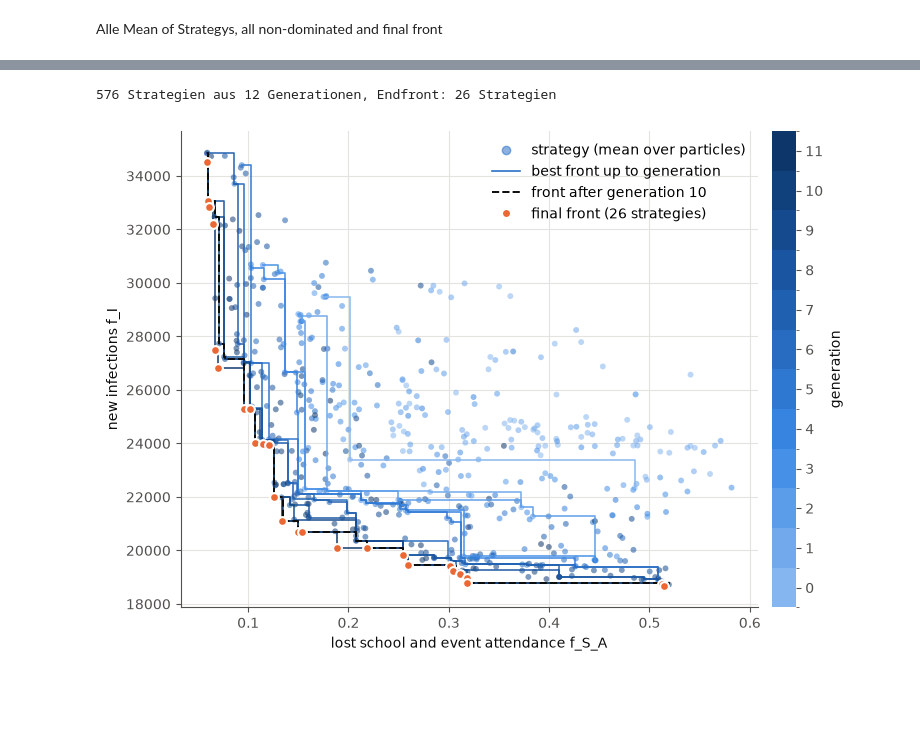
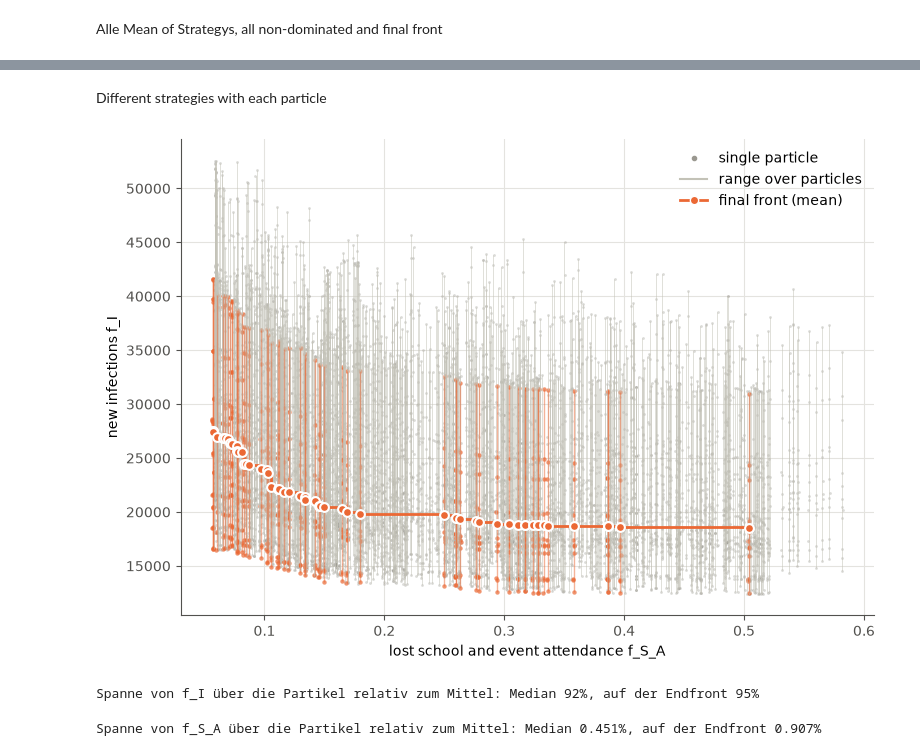
Before and after one commit to an-ne-so-ph-ie/memilio, a Jupyter notebook: pycode/examples/simulation/ABM_demonstrator_munich/analysing_nsgaii.ipynb, the cells around one changed output, grey strips where cells are left out. Saved outputs shown, nothing was run; the diff lists cells and outputs as text; code cells hidden in the pictures; blank space fills up the shorter version.

Commit message:
code für mehrere generationen geupdated

```diff
--- a/pycode/examples/simulation/ABM_demonstrator_munich/analysing_nsgaii.ipynb
+++ b/pycode/examples/simulation/ABM_demonstrator_munich/analysing_nsgaii.ipynb
@@ -49,3 +50,20 @@ Which generation was in which job? {0: 1, 1: 1, 2: 1, 3: 1, 4: 1, 5: 1, 6: 1, 7:
+# %%
+def non_dominated_mask(points):
+    return np.array([not ((points <= point).all(axis=1) & (points < point).any(axis=1)).any() for point in points])
+
+def front_of(frame): # sorted by cost
+    return frame[non_dominated_mask(frame[objectives].to_numpy())].sort_values(cost)
+
+def additive_epsilon(front_a, front_b): # epsilon indicator
+    differences = front_a[:, np.newaxis, :] - front_b[np.newaxis, :, :]
+    return differences.max(axis=2).min(axis=0).max()
+
+def standard_errors_of_differences(table):
+    return table.std(axis=1, ddof=1) / np.sqrt(table.shape[1])
+
+def summarize(standard_errors):
+    return {"median": np.median(standard_errors), "mean": standard_errors.mean(),
+            "pooled": np.sqrt((standard_errors ** 2).mean())}
 # %% [markdown]
 Print for every generation time, duration and short overview of performance
 # %%
@@ -446,31 +429,44 @@ final_front = front_of(strategy_means)
+# %% [markdown]
+Different strategies with each particle
 # %%
+runs_with_mean = runs.merge(means[["strategy_id", cost]].rename(columns={cost: "mean_cost"}), on="strategy_id")
+spans = runs_with_mean.groupby("strategy_id").agg(x=("mean_cost", "first"), low=(health, "min"), high=(health, "max"))
+is_front = spans.index.isin(front_ids)
+run_is_front = runs_with_mean["strategy_id"].isin(front_ids)
+
 figure, axis = plt.subplots(figsize=(8, 5.5))
+axis.vlines(spans.loc[~is_front, "x"], spans.loc[~is_front, "low"], spans.loc[~is_front, "high"], color="#c3c2b7", linewidth=0.6, alpha=0.6)
+axis.scatter(runs_with_mean.loc[~run_is_front, cost], runs_with_mean.loc[~run_is_front, health], s=4, color=grey, alpha=0.35, linewidths=0)
+axis.vlines(spans.loc[is_front, "x"], spans.loc[is_front, "low"], spans.loc[is_front, "high"], color=orange, linewidth=1, alpha=0.5)
+axis.scatter(runs_with_mean.loc[run_is_front, cost], runs_with_mean.loc[run_is_front, health], s=10, color=orange, alpha=0.7, linewidths=0)
+axis.step(final_front[cost], final_front[health], where="post", color=orange, linewidth=2)
+axis.scatter(final_front[cost], final_front[health], s=40, color=orange, edgecolors="white", linewidths=1.5, zorder=5)
+handles = [Line2D([], [], marker="o", linestyle="", color=grey, markersize=3, label="single particle"),
+           Line2D([], [], color="#c3c2b7", label="range over particles"),
+           Line2D([], [], color=orange, marker="o", markeredgecolor="white", linewidth=2, label="final front (mean)")]
+if highlight_particle is not None:
+    chosen = runs_with_mean[runs_with_mean["seed_index"] == highlight_particle]
+    axis.scatter(chosen[cost], chosen[health], s=12, color=blue, linewidths=0, zorder=4)
+    handles.append(Line2D([], [], marker="o", linestyle="", color=blue, markersize=4, label=f"particle {highlight_particle}"))
+axis.legend(handles=handles, frameon=False, loc="upper right")
 axis.grid(color=grid_color, linewidth=0.8)
 axis.set_axisbelow(True)
-axis.scatter(strategy_means[x_objective], strategy_means[y_objective], c=strategy_means["generation"], cmap=generation_ramp,
-             norm=norm, s=18, alpha=0.55, linewidths=0)
-for generation in generations:                    # beste Front bis zu jeder Generation
-    front = front_of(strategy_means[strategy_means["generation"] <= generation])
-    axis.step(front[x_objective], front[y_objective], where="post", color=generation_ramp(norm(generation)),
-              linewidth=1.2, alpha=0.9)
-comparison_front = front_of(strategy_means[strategy_means["generation"] <= comparison_generation])
-axis.step(comparison_front[x_objective], comparison_front[y_objective], where="post", color=ink, linewidth=1.4,
-          linestyle="--", zorder=4)
-axis.scatter(final_front[x_objective], final_front[y_objective], s=40, color=final_color, edgecolors="white",
-             linewidths=1.5, zorder=5)
-colorbar = figure.colorbar(plt.cm.ScalarMappable(norm=norm, cmap=generation_ramp), ax=axis, ticks=generations, pad=0.02)
-colorbar.set_label("generation", color=ink)
-colorbar.outline.set_visible(False)
-axis.legend(handles=[Line2D([], [], marker="o", linestyle="", color=generation_ramp(0.5), alpha=0.55, label="strategy (mean over particles)"),
-                     Line2D([], [], color=generation_ramp(0.5), linewidth=1.2, label="best front up to generation"),
-                     Line2D([], [], color=ink, linewidth=1.4, linestyle="--", label=f"front after generation {comparison_generation}"),
-                     Line2D([], [], color=final_color, marker="o", markeredgecolor="white", linestyle="",
-                            label=f"final front ({len(final_front)} strategies)")],
-            frameon=False, loc="upper right")
-axis.set_xlabel(axis_labels.get(x_objective, x_objective))
-axis.set_ylabel(axis_labels.get(y_objective, y_objective))
+axis.set_xlabel(axis_labels.get(cost, cost))
+axis.set_ylabel(axis_labels.get(health, health))
 figure.tight_layout()
-print(f"{len(strategy_means)} Strategien aus {len(generations)} Generationen, Endfront: {len(final_front)} Strategien")
+plt.show()
 # %% [output]
-576 Strategien aus 12 Generationen, Endfront: 26 Strategien
-[figure, old version]
+[figure, new version]
+# %%
+relative_span = (spans["high"] - spans["low"]) / means.set_index("strategy_id").loc[spans.index, health]
+print(f"Spanne von {health} über die Partikel relativ zum Mittel: Median {relative_span.median():.0%}, "
+      f"auf der Endfront {relative_span[is_front].median():.0%}")
+# %% [output]
+Spanne von f_I über die Partikel relativ zum Mittel: Median 92%, auf der Endfront 95%
+# %%
+spans_social = runs_with_mean.groupby("strategy_id").agg(x=("mean_cost", "first"), low=(cost, "min"), high=(cost, "max"))
+relative_span_social = (spans_social["high"] - spans_social["low"]) / means.set_index("strategy_id").loc[spans_social.index, cost]
+print(f"Spanne von {cost} über die Partikel relativ zum Mittel: Median {relative_span_social.median():.3%}, "
+      f"auf der Endfront {relative_span_social[is_front].median():.3%}")
+# %% [output]
+Spanne von f_S_A über die Partikel relativ zum Mittel: Median 0.451%, auf der Endfront 0.907%
```
Also changed, not shown: parts of 29 cells of this notebook.
